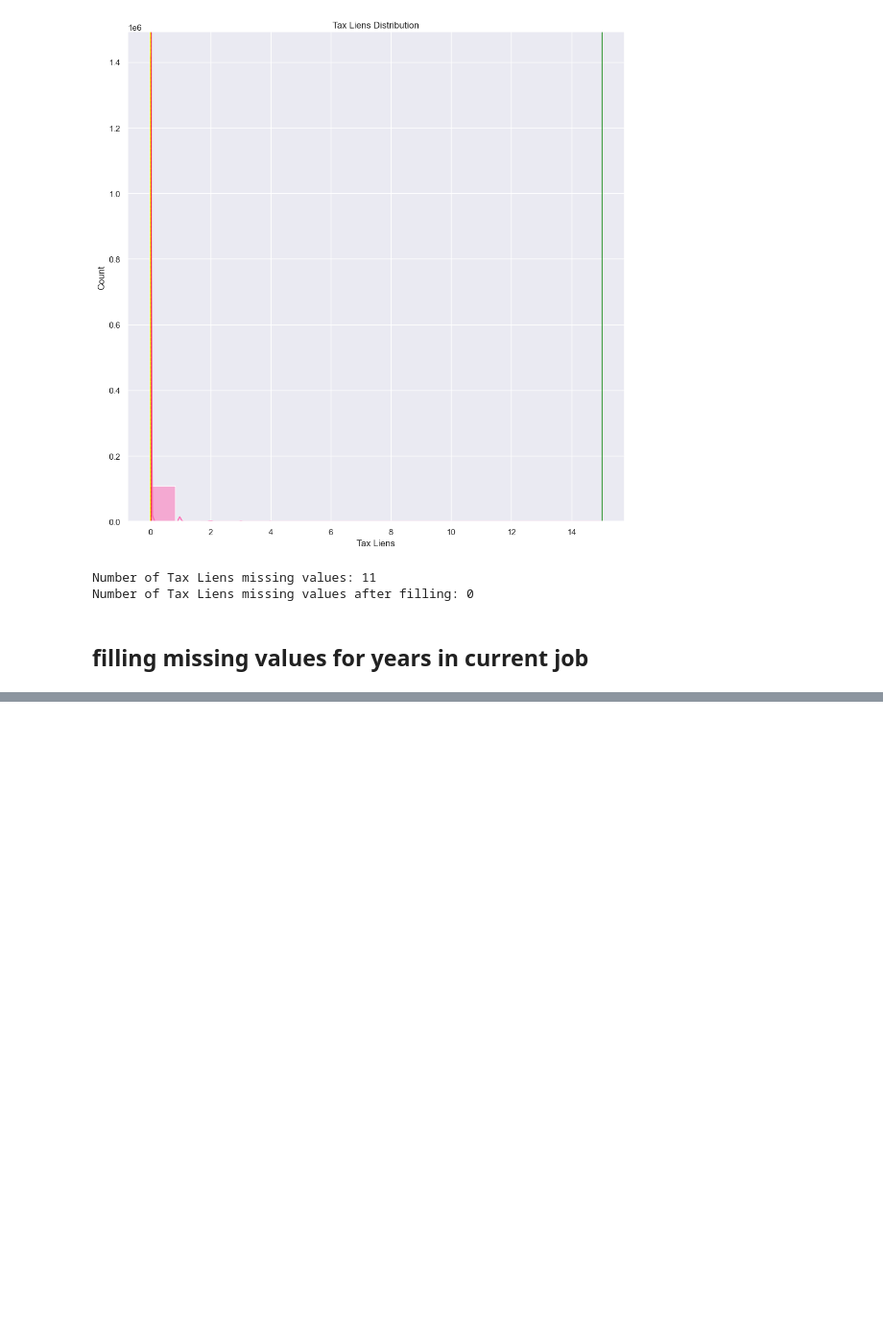
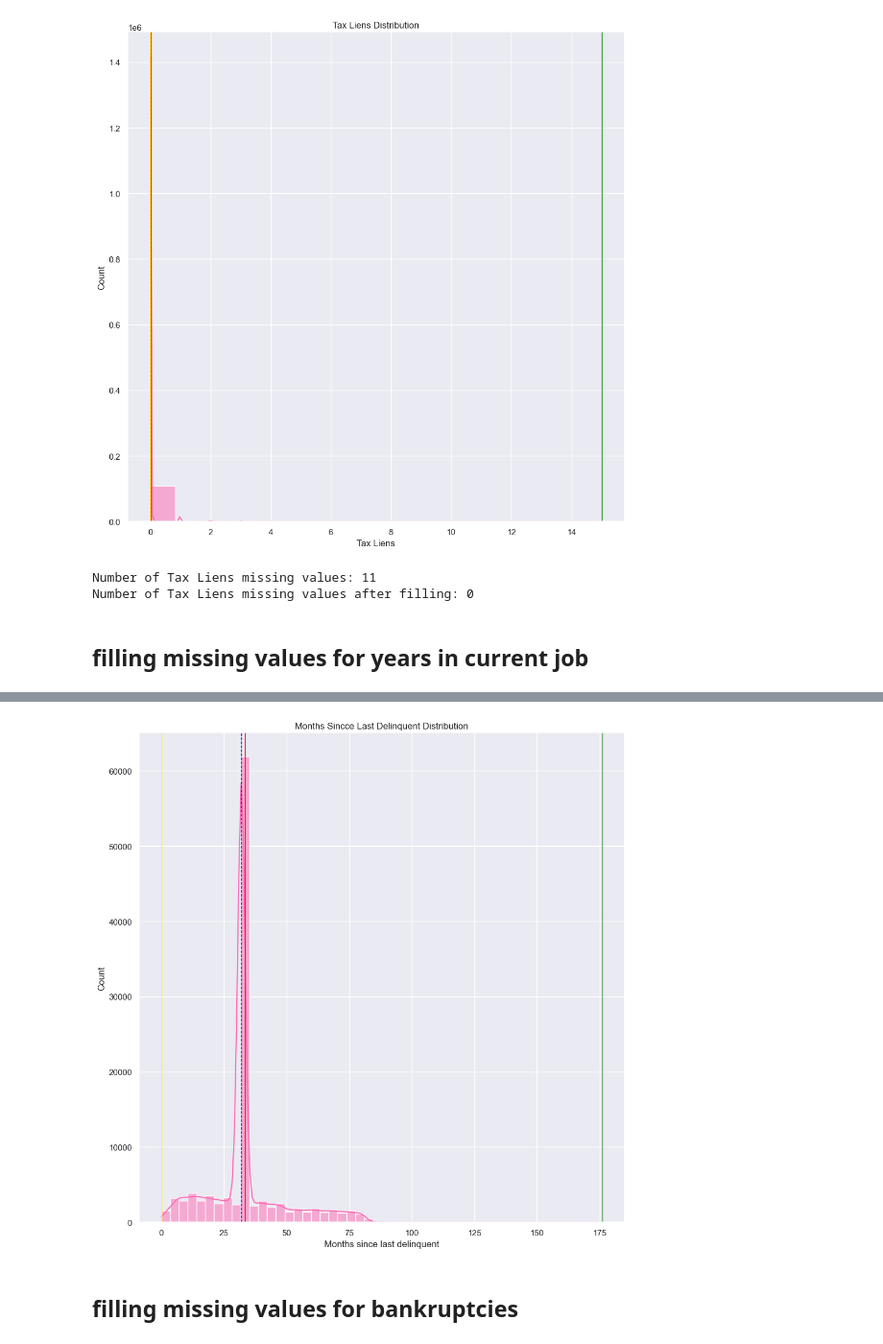
Before and after one commit to xizzax/Exploratory-Data-Analysis-of-LoanGrants, a Jupyter notebook: labtask02.ipynb, the cells around one changed output, grey strips where cells are left out. Shown: that part at 96% size. Drawn from its saved outputs; the diff is of its cells as text; code cells hidden in the pictures; blank space fills up the shorter version.

```diff
--- a/labtask02.ipynb
+++ b/labtask02.ipynb
@@ -279,0 +375,23 @@ Number of Tax Liens missing values after filling: 0
+# %%
+# checking distribution after filling missing values
+m = sns.displot(data=df["Months since last delinquent"],
+                kind="hist",
+             kde=True,
+             color="hotpink",
+             height=10,
+               bins=50
+             )
+plt.title("Months Sincce Last Delinquent Distribution")
+
+
+# red line is mean
+# blue line is median
+# yellow is minimum
+# green is maximum
+
+m.map(specs, "Months since last delinquent")
+plt.show()
+# %% [output]
+[figure, added]
+# %% [markdown]
+## filling missing values for bankruptcies
```
Also changed, not shown: parts of 26 cells of this notebook.
